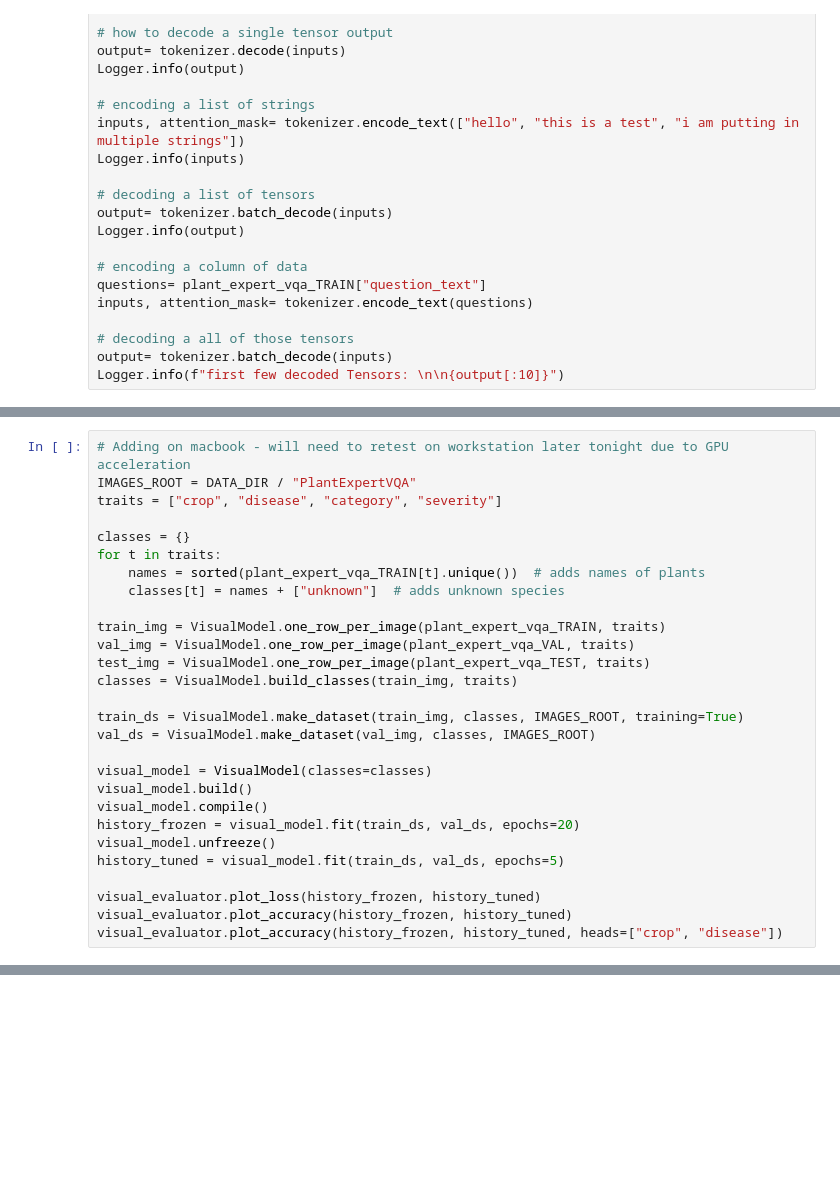
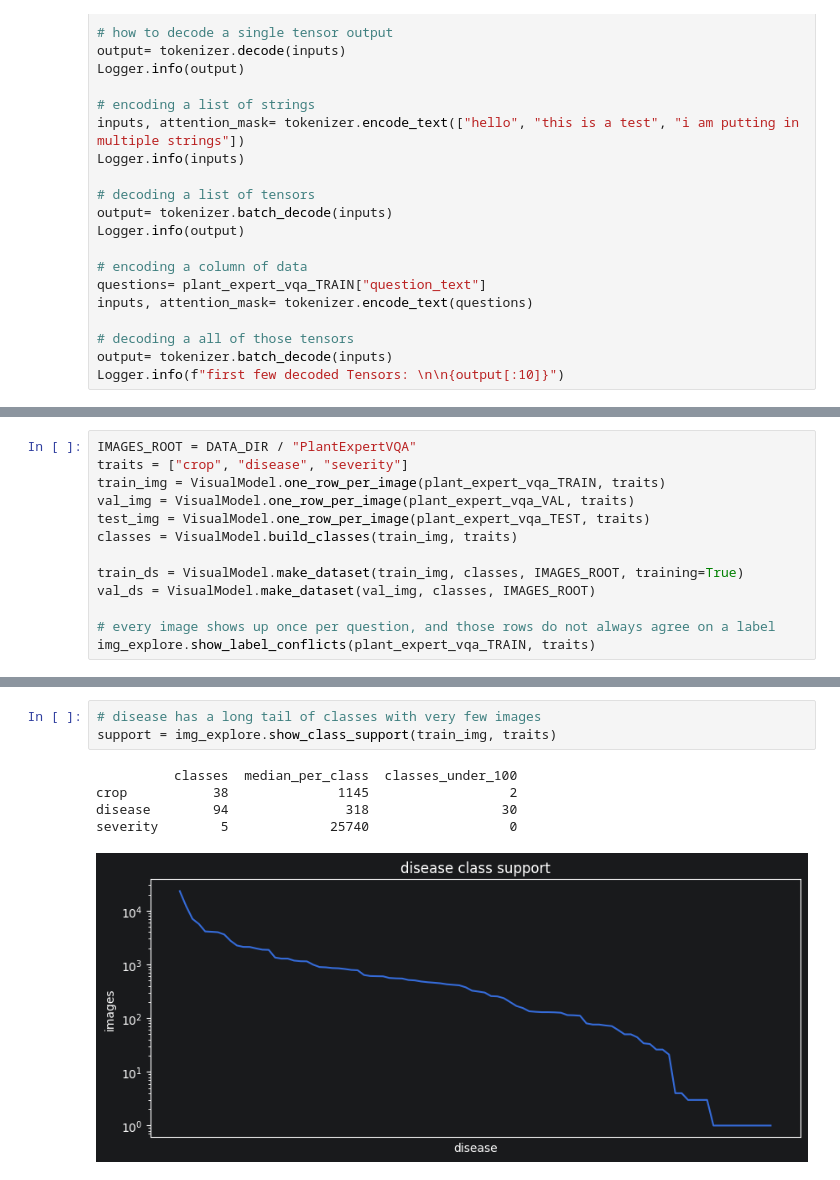
Before and after one commit to KylerYohnPsu/PlantQA, a Jupyter notebook: Capstone_Executables.ipynb, the cells around one changed output, grey strips where cells are left out. Cells and saved outputs as stored; diff of their text form; blank space fills up the shorter version.

```diff
--- a/Capstone_Executables.ipynb
+++ b/Capstone_Executables.ipynb
@@ -170,13 +189,6 @@ Logger.info(f"first few decoded Tensors: \n\n{output[:10]}")
 # %%
-# Adding on macbook - will need to retest on workstation later tonight due to GPU acceleration
 IMAGES_ROOT = DATA_DIR / "PlantExpertVQA"
-traits = ["crop", "disease", "category", "severity"]
-
-classes = {}
-for t in traits:
-    names = sorted(plant_expert_vqa_TRAIN[t].unique())  # adds names of plants
-    classes[t] = names + ["unknown"]  # adds unknown species
-
+traits = ["crop", "disease", "severity"]
 train_img = VisualModel.one_row_per_image(plant_expert_vqa_TRAIN, traits)
 val_img = VisualModel.one_row_per_image(plant_expert_vqa_VAL, traits)
 test_img = VisualModel.one_row_per_image(plant_expert_vqa_TEST, traits)
@@ -185,13 +197,5 @@ classes = VisualModel.build_classes(train_img, traits)
 train_ds = VisualModel.make_dataset(train_img, classes, IMAGES_ROOT, training=True)
 val_ds = VisualModel.make_dataset(val_img, classes, IMAGES_ROOT)
 
-visual_model = VisualModel(classes=classes)
-visual_model.build()
-visual_model.compile()
-history_frozen = visual_model.fit(train_ds, val_ds, epochs=20)
-visual_model.unfreeze()
-history_tuned = visual_model.fit(train_ds, val_ds, epochs=5)
-
-visual_evaluator.plot_loss(history_frozen, history_tuned)
-visual_evaluator.plot_accuracy(history_frozen, history_tuned)
-visual_evaluator.plot_accuracy(history_frozen, history_tuned, heads=["crop", "disease"])
+# every image shows up once per question, and those rows do not always agree on a label
+img_explore.show_label_conflicts(plant_expert_vqa_TRAIN, traits)
@@ -197,0 +208,9 @@ visual_evaluator.plot_accuracy(history_frozen, history_tuned, heads=["crop", "di
+# %%
+# disease has a long tail of classes with very few images
+support = img_explore.show_class_support(train_img, traits)
+# %% [output]
+          classes  median_per_class  classes_under_100
+crop           38              1145                  2
+disease        94               318                 30
+severity        5             25740                  0
+[figure, added]
```
Also changed, not shown: parts of 10 cells of this notebook.
